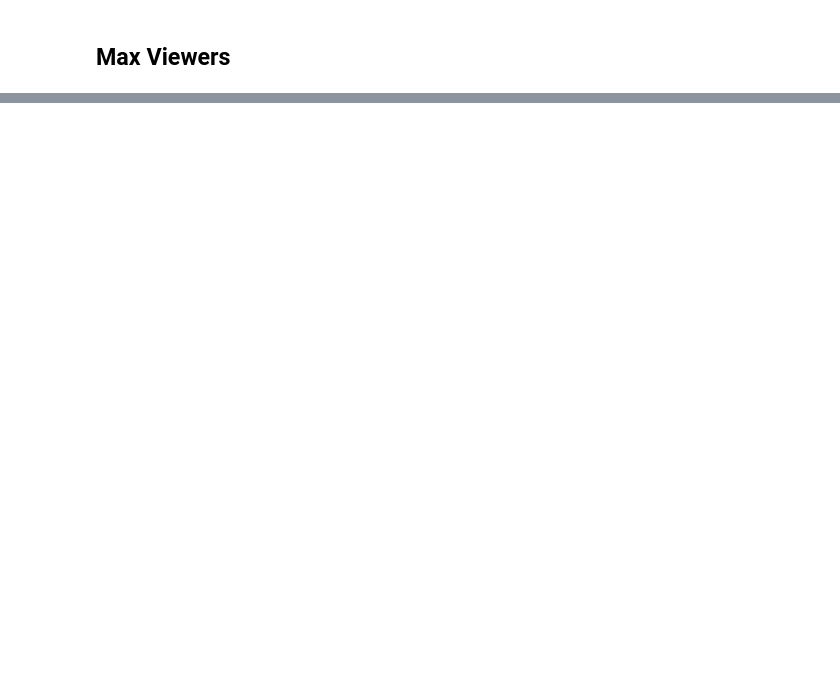
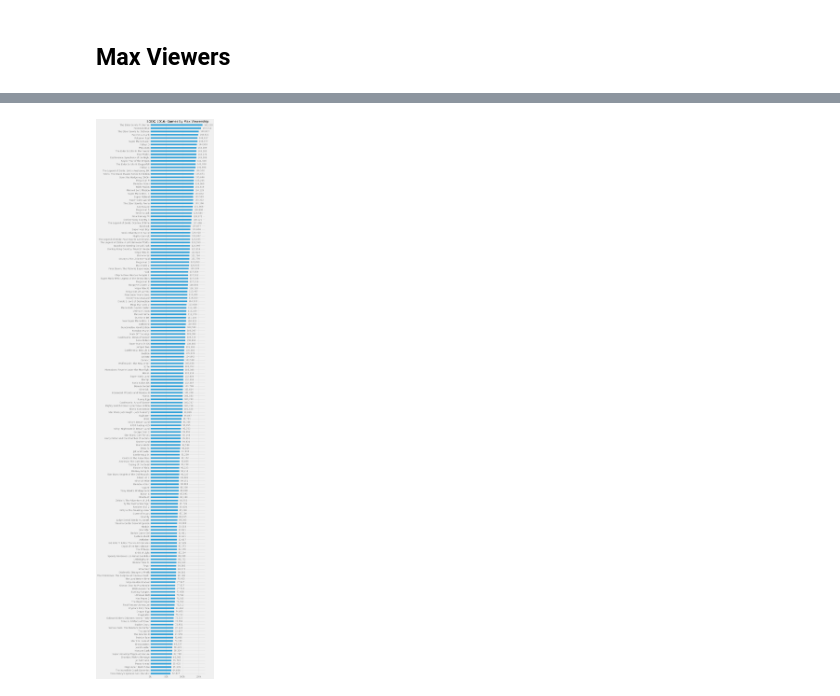
Before and after one commit to bcongdon/sgdq-2016-schedule-analysis, a Jupyter notebook: Post-Marathon Analysis.ipynb, the cells around one changed output, grey strips where cells are left out. Drawn from its saved outputs; the diff is of its cells as text; code cells hidden in the pictures; blank space fills up the shorter version.

```diff
--- a/Post-Marathon Analysis.ipynb
+++ b/Post-Marathon Analysis.ipynb
@@ -174,0 +129,18 @@ Name: m_per_min, dtype: float64
+# %%
+max_v_df =  graph_df.groupby(['game'])['v'].max()
+max_v_df = max_v_df.sort_values(ascending=True)
+ax = max_v_df.plot(kind='barh', figsize=(10,50), color="#30A2DA")
+for idx, x in enumerate(max_v_df):
+    ax.annotate('{:,}'.format(int(x)),
+                (x + 5000, idx),
+                xytext=(0, -5),
+                textcoords='offset points',
+                color='grey',
+                backgroundcolor='#F0F0F0')
+plt.title("SGDQ 2016: Games by Max Viewership")
+ax.xaxis.set_major_formatter(tkr.FuncFormatter(lambda x, y: str(int(abs(x) / 1000)) + 'k'))
+plt.ylabel('')
+plt.tight_layout()
+plt.show()
+# %% [output]
+[figure, added]
```
Also changed, not shown: parts of 16 cells of this notebook, 4 other files.
